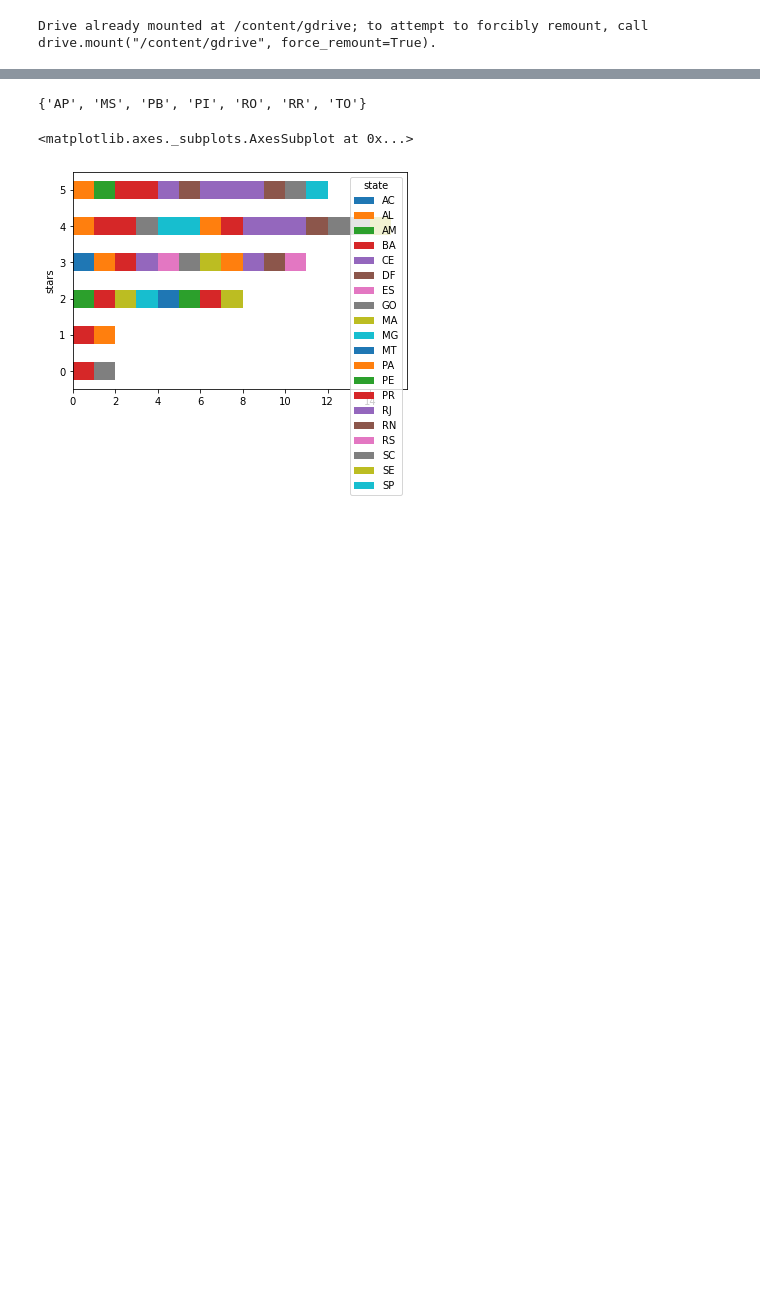
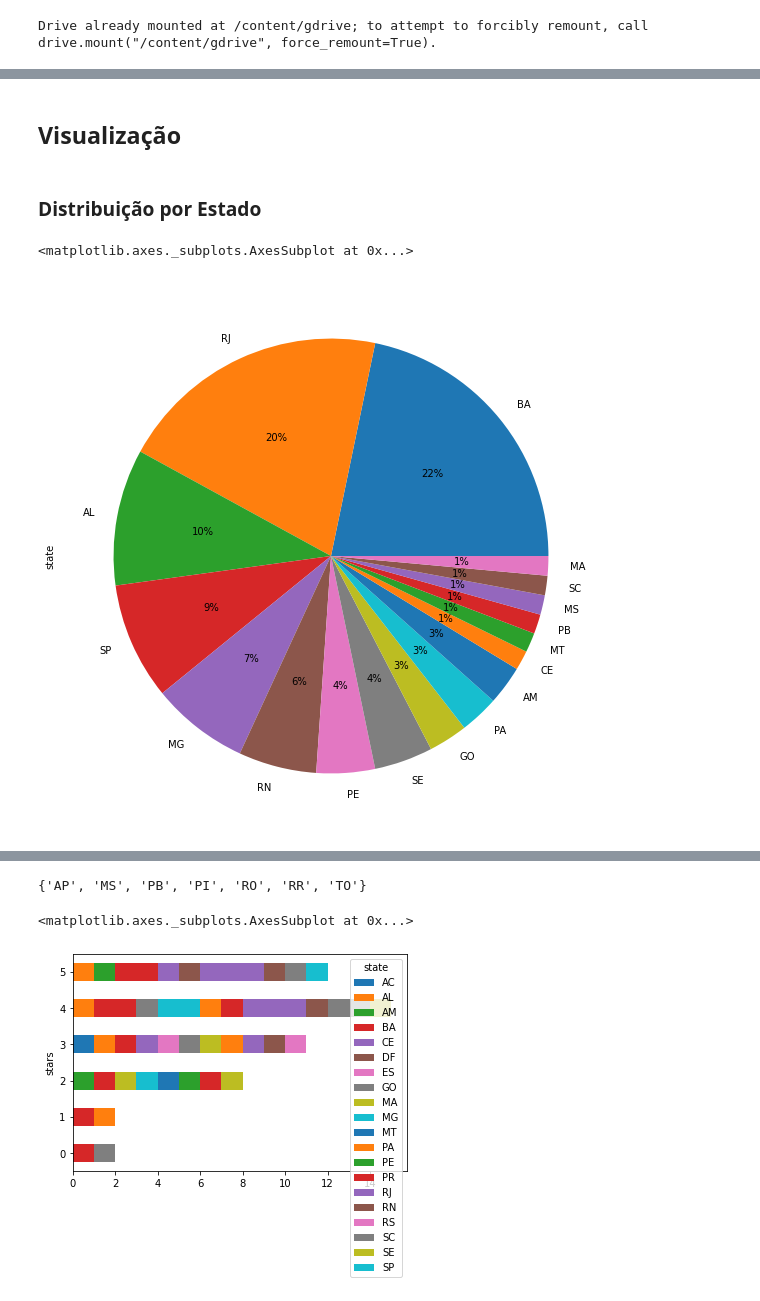
Before and after one commit to emerson-matos/tcc-notebooks, a Jupyter notebook: tcc_data.ipynb, the cells around one changed output, grey strips where cells are left out. Cells and saved outputs as stored; diff of their text form; code cells hidden in the pictures; blank space fills up the shorter version.

```diff
--- a/tcc_data.ipynb
+++ b/tcc_data.ipynb
@@ -56,3 +67,12 @@ df[:1]
+# %% [markdown]
+## Visualização
+# %% [markdown]
+### Distribuição por Estado
 # %%
 import matplotlib.pyplot as plt
+
+df['state'].value_counts().plot.pie(autopct='%1.0f%%', figsize=(10, 10))
+# %% [output]
+<matplotlib.axes._subplots.AxesSubplot at 0x...>
+[figure, added]
 # %%
```
Also changed, not shown: parts of 15 cells of this notebook.
